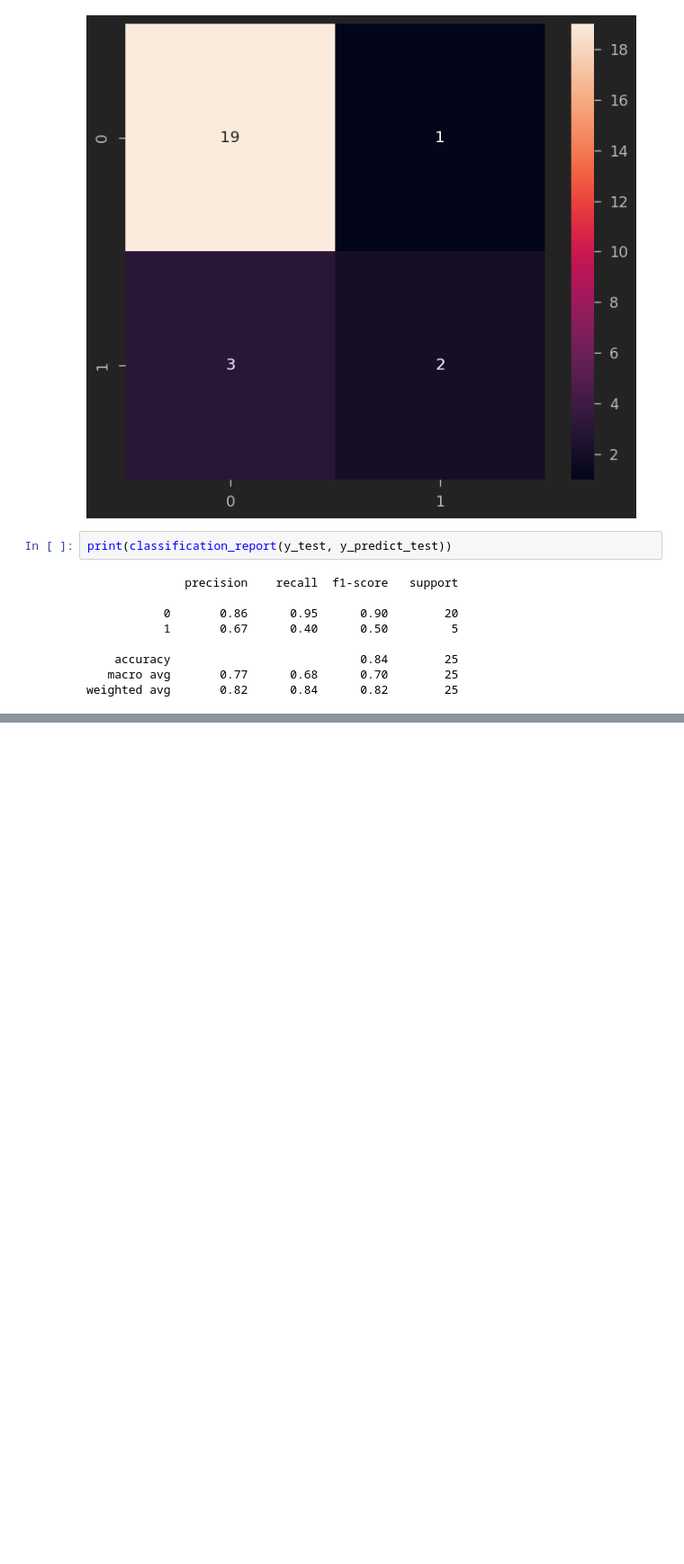
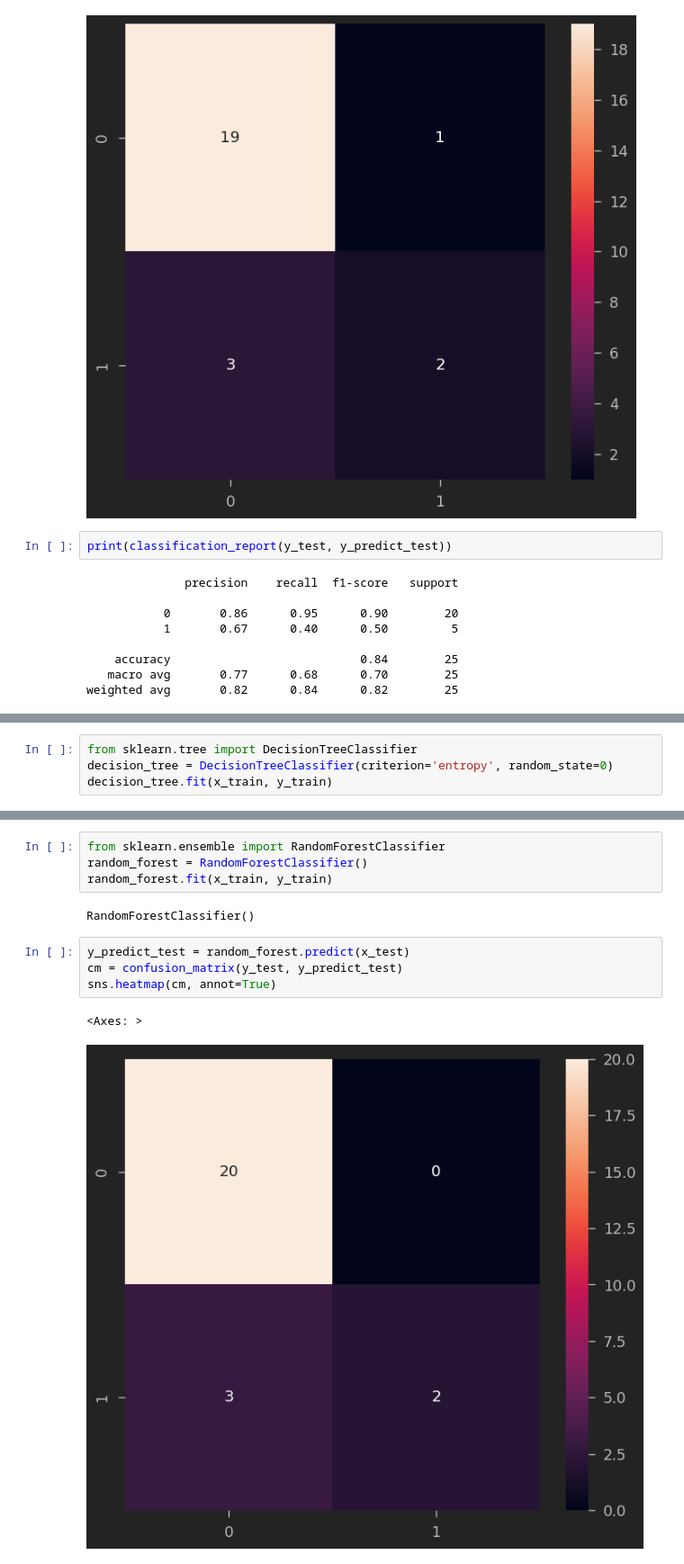
Before and after one commit to JeelTikiwala/Machine-Learning-for-Kyphosis-Disease-Classification, a Jupyter notebook: Machine_Learning_for_Kyphosis_Disease_Classification.ipynb, the cells around one changed output, grey strips where cells are left out. Shown at 90% size. Drawn from its saved outputs; the diff is of its cells as text; blank space fills up the shorter version.

```diff
--- a/Machine_Learning_for_Kyphosis_Disease_Classification.ipynb
+++ b/Machine_Learning_for_Kyphosis_Disease_Classification.ipynb
@@ -239,0 +250,4 @@ weighted avg       0.82      0.84      0.82        25
+# %%
+from sklearn.tree import DecisionTreeClassifier
+decision_tree = DecisionTreeClassifier(criterion='entropy', random_state=0)
+decision_tree.fit(x_train, y_train)
@@ -239,0 +285,13 @@ weighted avg       0.82      0.84      0.82        25
+# %%
+from sklearn.ensemble import RandomForestClassifier
+random_forest = RandomForestClassifier()
+random_forest.fit(x_train, y_train)
+# %% [output]
+RandomForestClassifier()
+# %%
+y_predict_test = random_forest.predict(x_test)
+cm = confusion_matrix(y_test, y_predict_test)
+sns.heatmap(cm, annot=True)
+# %% [output]
+<Axes: >
+[figure, added]
```
Also changed, not shown: parts of 7 cells of this notebook.
